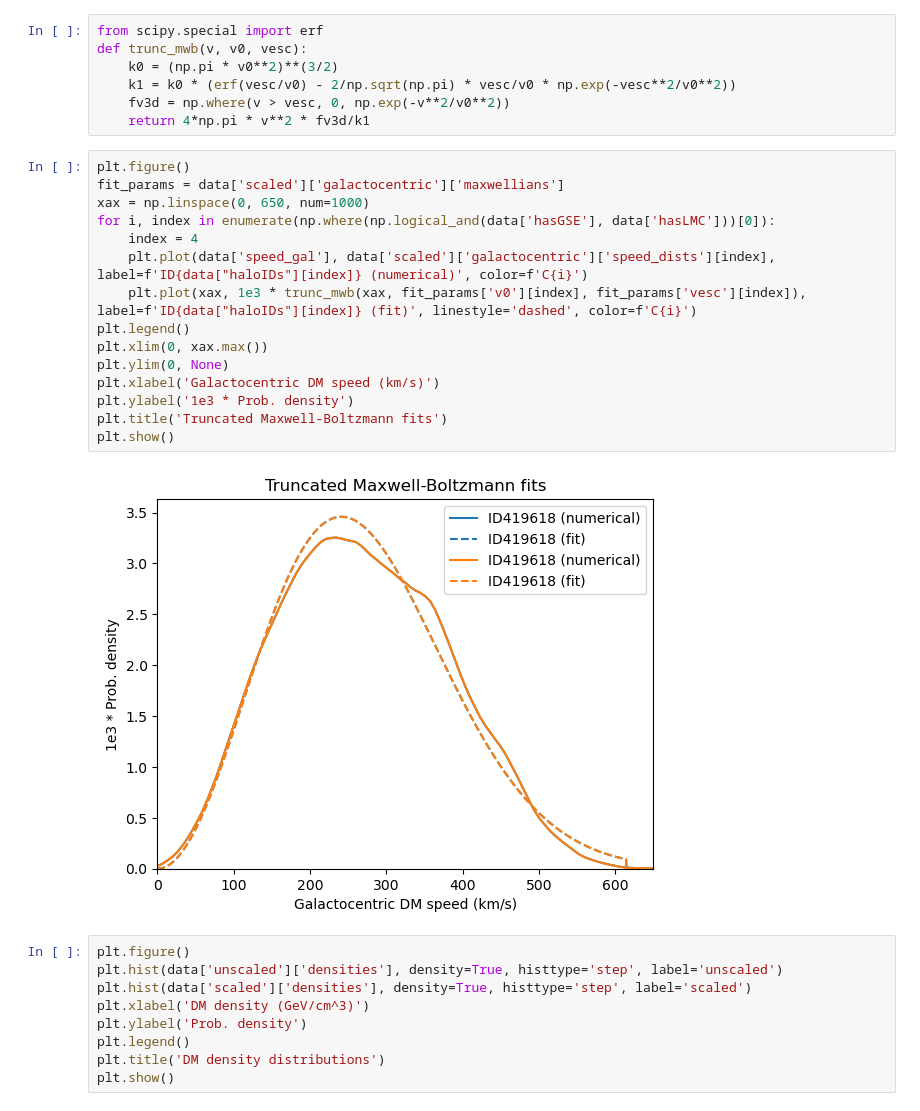
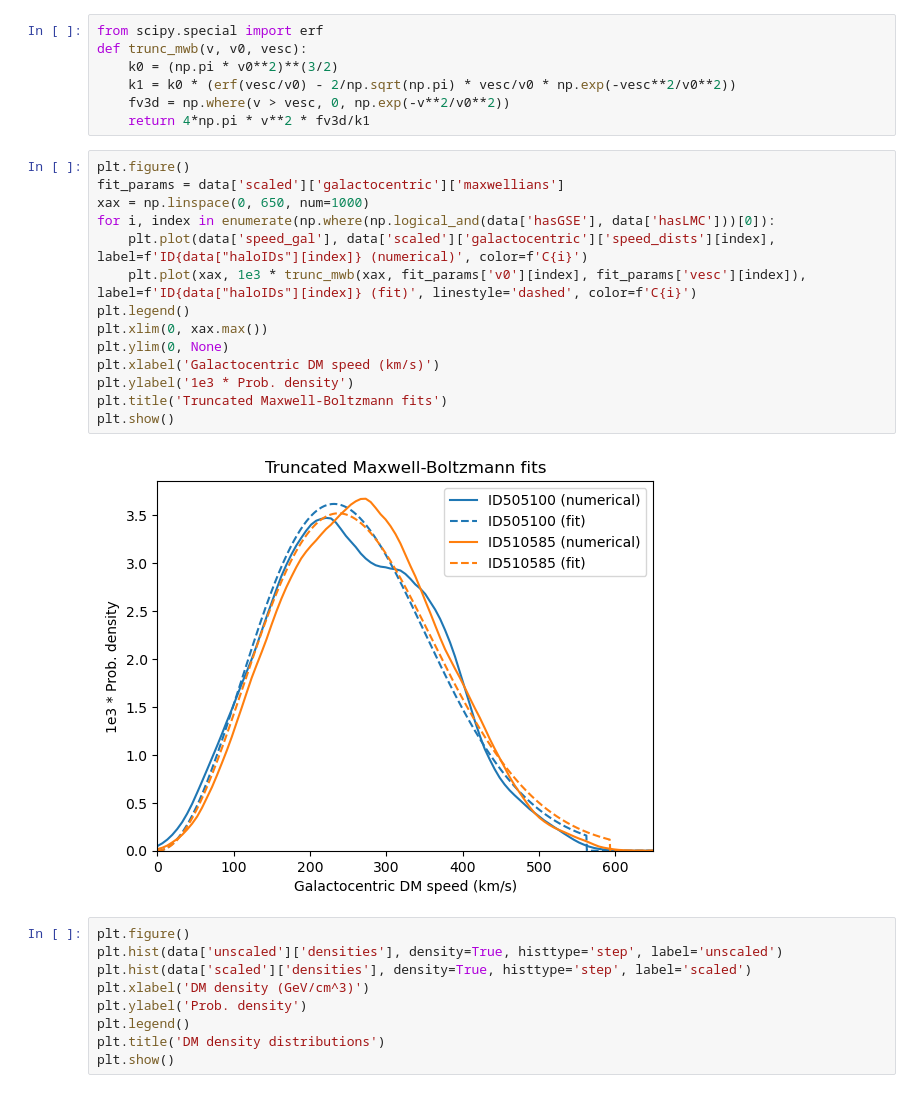
Before and after one commit to folsomde/DM_velocity_distributions, a Jupyter notebook: example_scripts.ipynb, the cells around one changed output. Cells and saved outputs as stored; diff of their text form.

```diff
--- a/example_scripts.ipynb
+++ b/example_scripts.ipynb
@@ -38,20 +38,19 @@ def trunc_mwb(v, v0, vesc):
 # %%
 plt.figure()
 fit_params = data['scaled']['galactocentric']['maxwellians']
 xax = np.linspace(0, 650, num=1000)
 for i, index in enumerate(np.where(np.logical_and(data['hasGSE'], data['hasLMC']))[0]):
-    index = 4
     plt.plot(data['speed_gal'], data['scaled']['galactocentric']['speed_dists'][index], label=f'ID{data["haloIDs"][index]} (numerical)', color=f'C{i}')
     plt.plot(xax, 1e3 * trunc_mwb(xax, fit_params['v0'][index], fit_params['vesc'][index]), label=f'ID{data["haloIDs"][index]} (fit)', linestyle='dashed', color=f'C{i}')
 plt.legend()
 plt.xlim(0, xax.max())
 plt.ylim(0, None)
 plt.xlabel('Galactocentric DM speed (km/s)')
 plt.ylabel('1e3 * Prob. density')
 plt.title('Truncated Maxwell-Boltzmann fits')
 plt.show()
 # %% [output]
-[figure, old version]
+[figure, new version]
 # %%
 plt.figure()
 plt.hist(data['unscaled']['densities'], density=True, histtype='step', label='unscaled')
```
